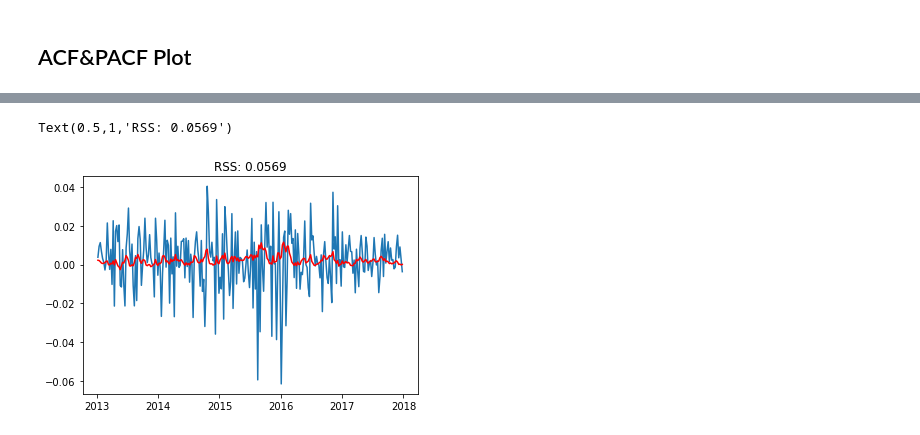
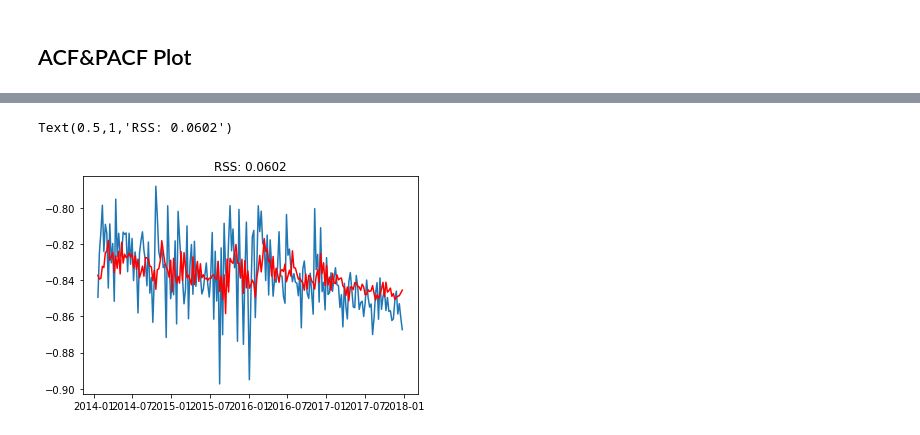
Before and after one commit to charlienew/Finance, a Jupyter notebook: S&P 500.ipynb, the cells around one changed output, grey strips where cells are left out. Drawn from its saved outputs; the diff is of its cells as text; code cells hidden in the pictures.

```diff
--- a/S&P 500.ipynb
+++ b/S&P 500.ipynb
@@ -130,10 +190,10 @@ X-squared = 11.178, df = 5, p-value = 0.04797
 # %%
 from statsmodels.tsa.arima_model import ARMA
-model = ARMA(ts_log_diff, order = (1,1))
-result_arma = model.fit(disp = -1)
-plt.plot(ts_log_diff)
-plt.plot(result_arma.fittedvalues, color = 'red')
-plt.title('RSS: %.4f'% sum((result_arma.fittedvalues-ts_log_diff)**2))
+model2 = ARMA(ts_log_diff_11, order = (4, 0))
+result2_arma = model2.fit(disp = -1)
+plt.plot(ts_log_diff_11)
+plt.plot(result2_arma.fittedvalues, color = 'red')
+plt.title('RSS: %.4f'% sum((result2_arma.fittedvalues-ts_log_diff_11)**2))
 # %% [output]
-Text(0.5,1,'RSS: 0.0569')
+Text(0.5,1,'RSS: 0.0602')
-[figure, old version]
+[figure, new version]
```
Also changed, not shown: parts of 21 cells of this notebook.
